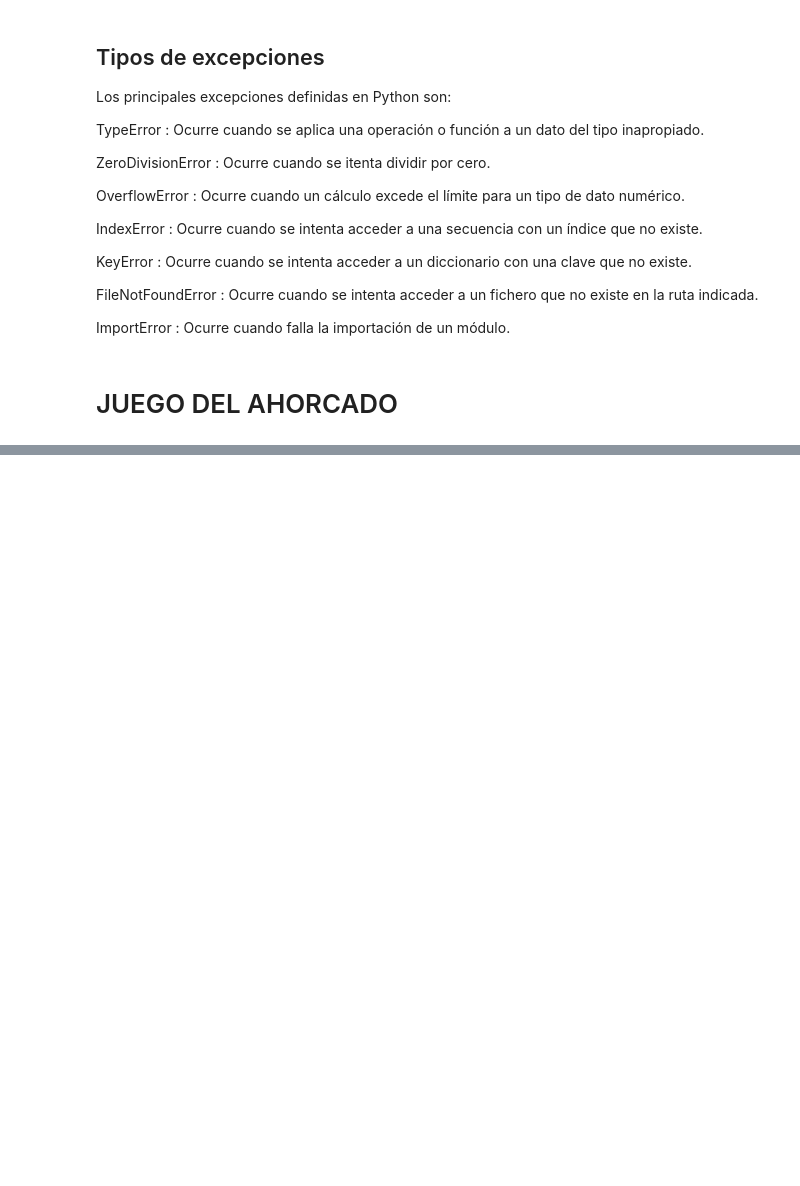
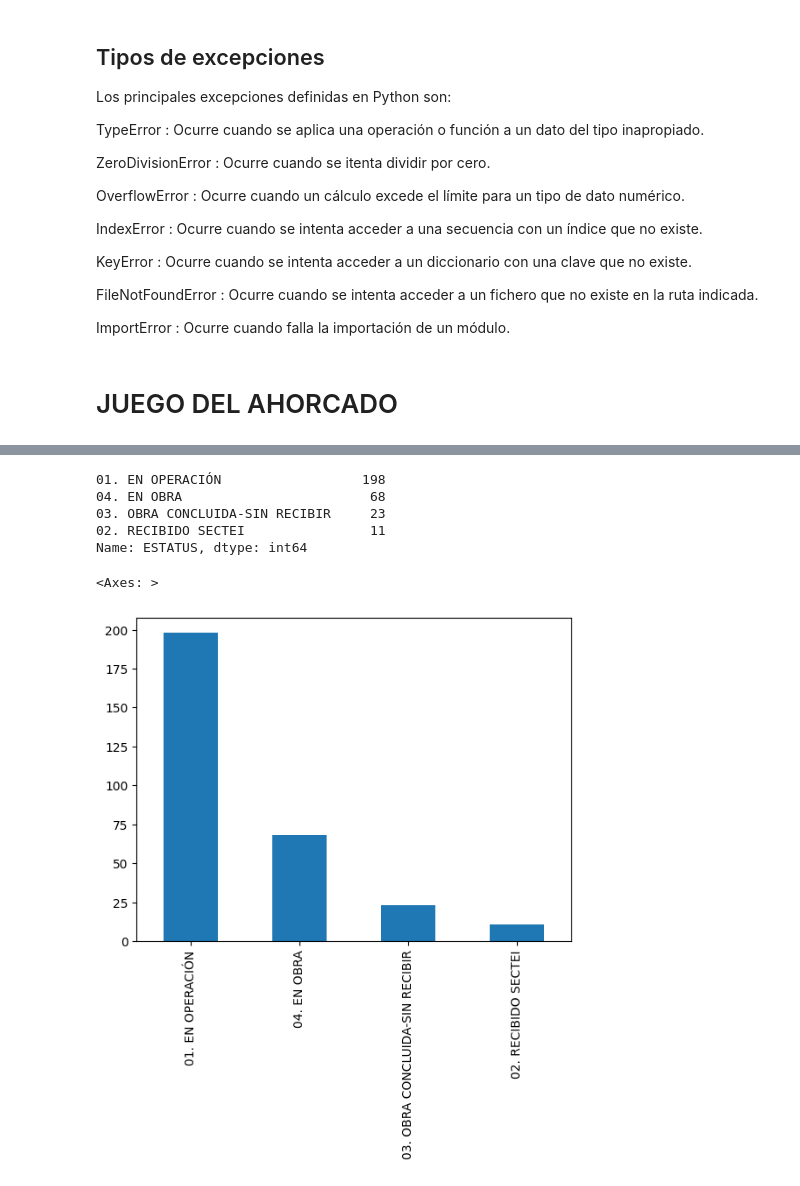
Before and after one commit to escuelaDeCodigoMargaritaMaza/Python, a Jupyter notebook: CuadernoTrabajo.ipynb, the cells around one changed output, grey strips where cells are left out. Drawn from its saved outputs; the diff is of its cells as text; code cells hidden in the pictures; blank space fills up the shorter version.

```diff
--- a/CuadernoTrabajo.ipynb
+++ b/CuadernoTrabajo.ipynb
@@ -1750,0 +2072,14 @@ jugador1.jugar()
+# %%
+pilares.ESTATUS.value_counts()
+# %% [output]
+01. EN OPERACIÓN                  198
+04. EN OBRA                        68
+03. OBRA CONCLUIDA-SIN RECIBIR     23
+02. RECIBIDO SECTEI                11
+Name: ESTATUS, dtype: int64
+# %%
+pilares_por_estatus=pilares.ESTATUS.value_counts()
+pilares_por_estatus.plot.bar()
+# %% [output]
+<Axes: >
+[figure, added]
```
Also changed, not shown: parts of 48 cells of this notebook.
